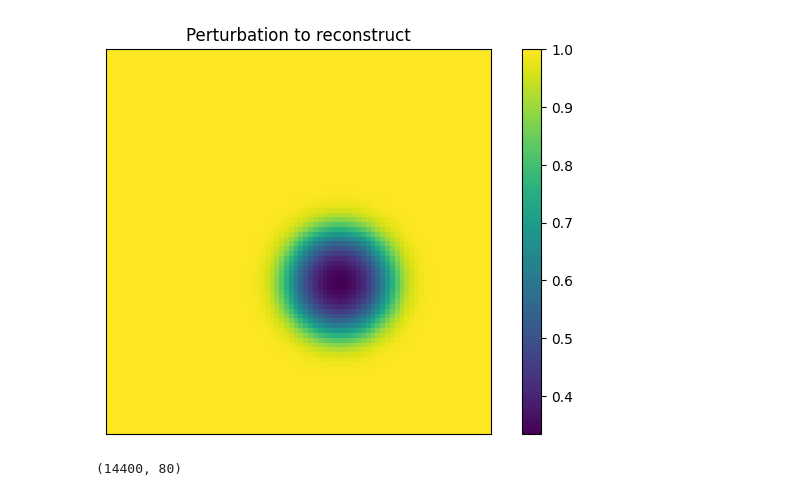
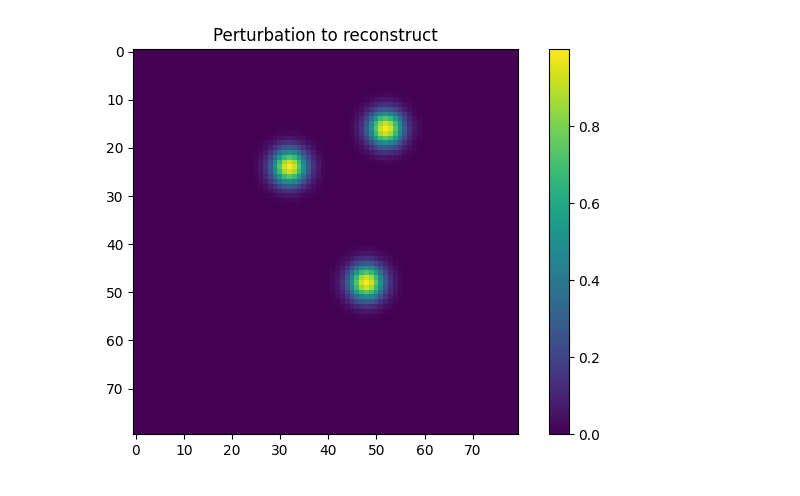
Before and after one commit to maguerrap/Inverse_Scattering, a Jupyter notebook: FWI/fw_inversion.ipynb, the cells around one changed output. Drawn from its saved outputs; the diff is of its cells as text; code cells hidden in the pictures.

```diff
--- a/FWI/fw_inversion.ipynb
+++ b/FWI/fw_inversion.ipynb
@@ -35,9 +38,10 @@ sigmaMax = 80
 nx = nxi + 2*npml
 ny = nx
 
-# we choose to have 4 points per wavelenght
-#omega = 2*jnp.pi*nyi/10;
-omega = 2*jnp.pi*2.5
+#omega = 2*jnp.pi*(nyi//10)
+omega = 2*jnp.pi*10
+
+
 order = 2
 
 # grid spacing
@@ -47,6 +51,6 @@ sampling_radius = 1.0
 n_angles = nxi
 # %%
 # initialize the parameters
-params_nf = near_field.init_params_near_field(ax, ay, nxi, nyi,npml,
+params_nf = near_field.init_params_near_field_plane(ax, ay, nxi, nyi,npml,
                                          sampling_radius,
                                          n_angles, omega, sigmaMax)
@@ -66,11 +57,18 @@ m_vect = np.reshape(m, (-1,))
+# %%
+# we sample the perturbation
+eta = three_bumps(params_nf.fd_params.Xi, params_nf.fd_params.Yi)
+#m = 1 + eta
+eta_vect = np.reshape(eta, (-1,))
+#m_vect = np.reshape(m, (-1,))
 # %%
 plt.figure(figsize=(8,5))
-plt.imshow(1/jnp.sqrt(m_vect).reshape((nxi,nyi)))
-plt.xticks([]); plt.yticks([]);
+plt.imshow(jnp.real(eta_vect).reshape((nxi,nyi)))
+#plt.xticks([])
+#plt.yticks([])
 plt.title('Perturbation to reconstruct', color='black')
 plt.colorbar()
 plt.show()
 # %% [output]
-[figure, old version]
+[figure, new version]
 # %%
 eta_ext = near_field.ExtendModel(eta, nxi, nyi, npml)
@@ -91,9 +89,5 @@ field = near_field_jit(eta_ext)
 # %%
 Lambda = near_field.smoothing_solution(field, params_nf, n_angles, sampling_radius)
-# %%
-field.shape
-# %% [output]
-(14400, 80)
 # %%
 near_field.DisplayField(field[:,0],params_nf.fd_params.x,params_nf.fd_params.y, npml)
 # %% [output]
```
Also changed, not shown: parts of 20 cells of this notebook, 6 other files.
